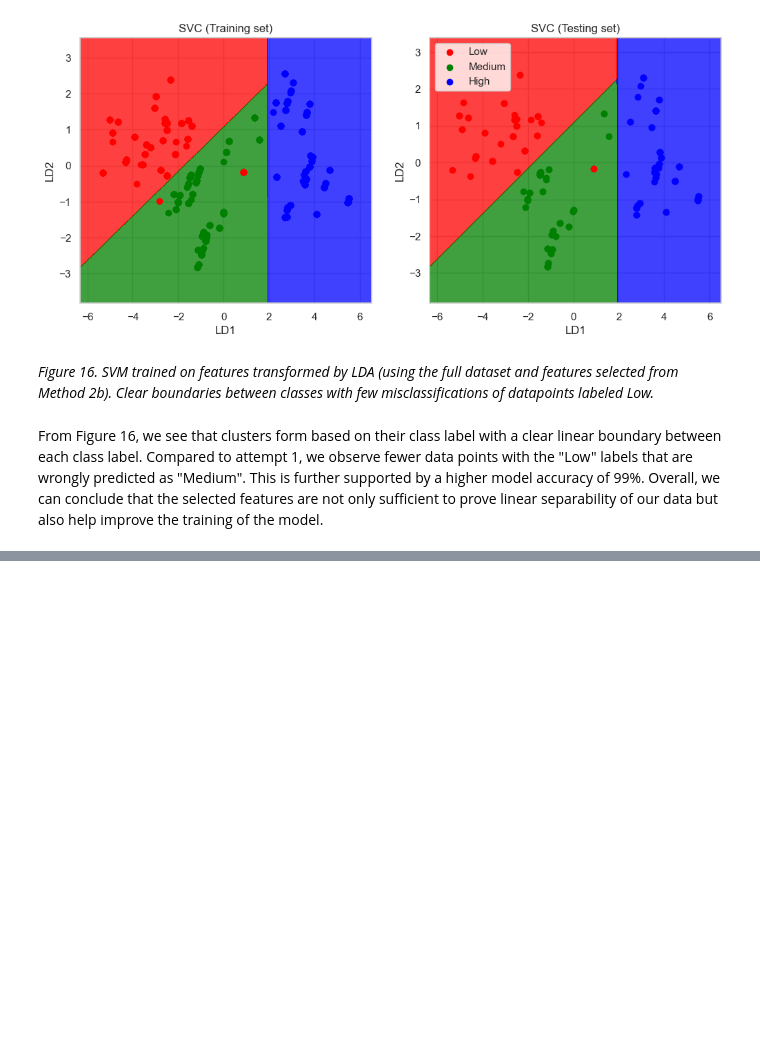
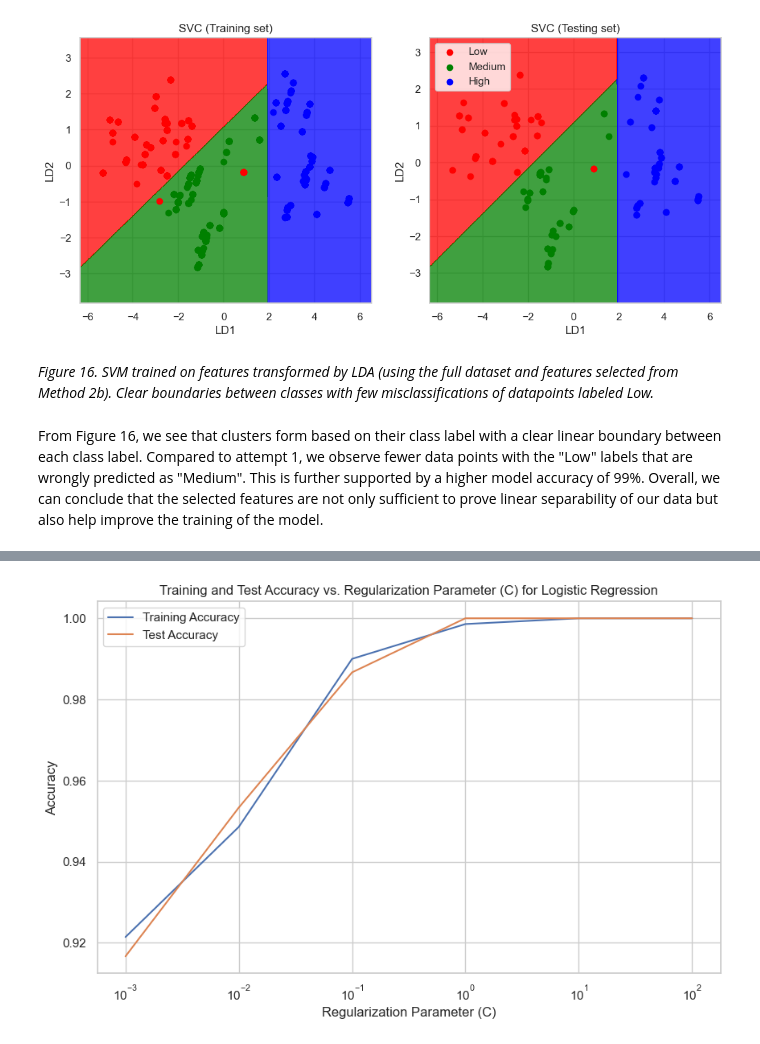
Before and after one commit to eugenegancw/Lung_Cancer_Prediction, a Jupyter notebook: intro_fs_ls_final.ipynb, the cells around one changed output, grey strips where cells are left out. Drawn from its saved outputs; the diff is of its cells as text; code cells hidden in the pictures; blank space fills up the shorter version.

```diff
--- a/intro_fs_ls_final.ipynb
+++ b/intro_fs_ls_final.ipynb
@@ -816,0 +826,4 @@ From Figure 16, we see that clusters form based on their class label with a clea
+# %%
+X= X[final_features_method2b]
+y = df["Level"]
+X_train, X_test, y_train, y_test = train_test_split(X, y, test_size=0.3, shuffle=True, random_state=42)
@@ -816,0 +849,12 @@ From Figure 16, we see that clusters form based on their class label with a clea
+# %%
+@ignore_warnings(category=ConvergenceWarning)
+def gridsearch_method(model, params, model_name, cv_=5):
+    global X_train, X_test, y_train, y_test
+    grid=GridSearchCV(model, param_grid=params, cv=cv_)
+    grid.fit(X_train, y_train)
+    print(f'Best {model_name} hyperparameters: {grid.best_estimator_}')
+    print(f'Best {model_name} validation score: {grid.best_score_}')
+    y_pred=grid.predict(X_test)
+    accuracy_=accuracy_score(y_test, y_pred)
+    print(f'{model_name} accuracy on test set: {accuracy_}')
+    return grid, y_pred
@@ -816,0 +884,3 @@ From Figure 16, we see that clusters form based on their class label with a clea
+# %%
+logreg_params = {'C': [0.1, 1, 10], 'penalty': ['l2'],'max_iter': [1500]}
+logreg, y_pred_logreg=gridsearch_method(model=LogisticRegression(), params= logreg_params, model_name="Logistic Regression")
@@ -816,0 +899,38 @@ From Figure 16, we see that clusters form based on their class label with a clea
+# %%
+@ignore_warnings(category=ConvergenceWarning)
+def explore_logistic_regression(C_values):
+    global X_train, X_test, y_train, y_test
+    train_lst = []
+    test_lst = []
+
+    for C_value in C_values:
+        # Create and fit the logistic regression model
+        logreg = LogisticRegression(C=C_value, max_iter=1000)
+        logreg.fit(X_train, y_train)
+
+        # Compute training error
+        train_preds = logreg.predict(X_train)
+        train_acc_score= accuracy_score(y_train, train_preds)
+        train_lst.append(train_acc_score)
+
+        # Compute test error
+        test_preds = logreg.predict(X_test)
+        test_acc_score= accuracy_score(y_test, test_preds)
+        test_lst.append(test_acc_score)
+
+    # Plot errors
+    plt.figure(figsize=(10, 6))
+    plt.plot(C_values, train_lst, label="Training Accuracy")
+    plt.plot(C_values, test_lst, label="Test Accuracy")
+    plt.xscale('log')  #log scale for C values
+    plt.ylabel("Accuracy")
+    plt.xlabel("Regularization Parameter (C)")
+    plt.title("Training and Test Accuracy vs. Regularization Parameter (C) for Logistic Regression")
+    plt.legend()
+    plt.show()
+
+# Example usage:
+C_values = [0.001, 0.01, 0.1, 1, 10, 100]
+explore_logistic_regression(C_values)
+# %% [output]
+[figure, added]
```
Also changed, not shown: parts of 67 cells of this notebook.
